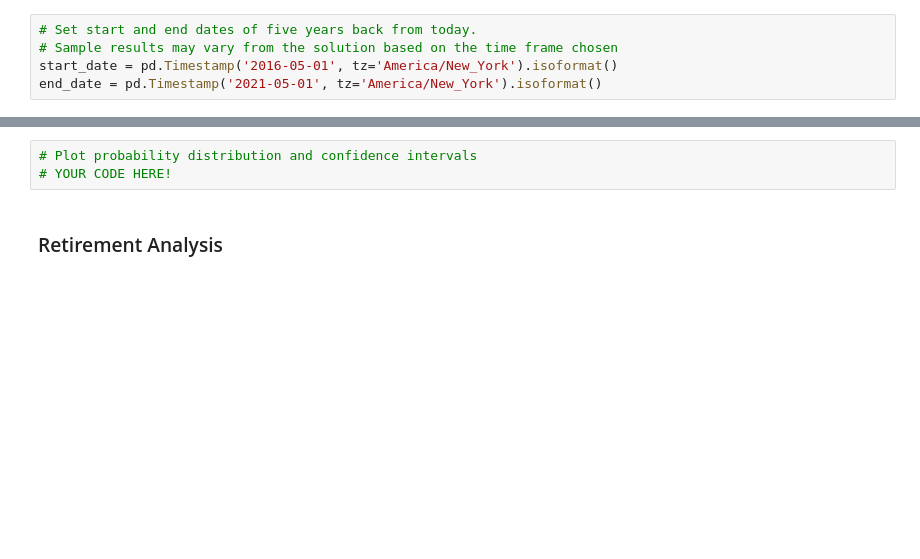
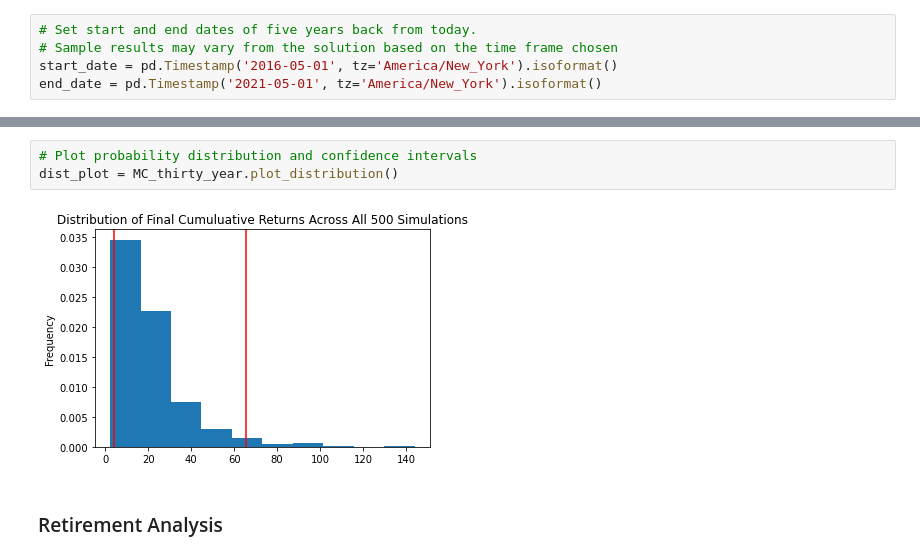
Before and after one commit to mrnaglejr/API-Homework, a Jupyter notebook: financial-planner.ipynb, the cells around one changed output, grey strips where cells are left out. Cells and saved outputs as stored; diff of their text form; blank space fills up the shorter version.

```diff
--- a/financial-planner.ipynb
+++ b/financial-planner.ipynb
@@ -271,6 +250,8 @@ df_stock_data.head()
 # %%
 # Plot probability distribution and confidence intervals
-# YOUR CODE HERE!
+dist_plot = MC_thirty_year.plot_distribution()
+# %% [output]
+[figure, added]
 # %% [markdown]
 ### Retirement Analysis
 # %%
```
Also changed, not shown: parts of 51 cells of this notebook, 2 other files.
